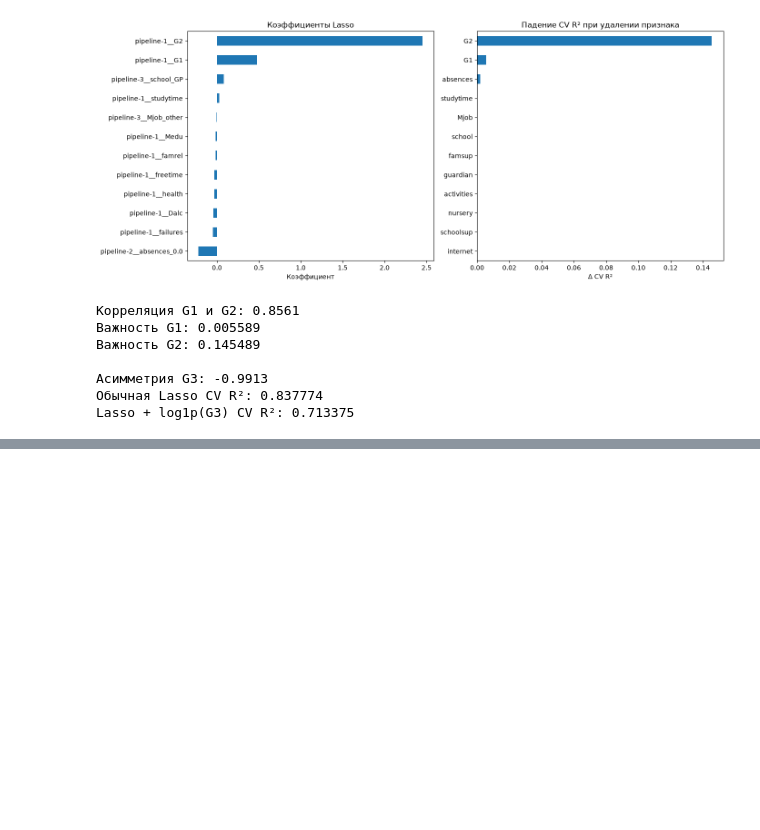
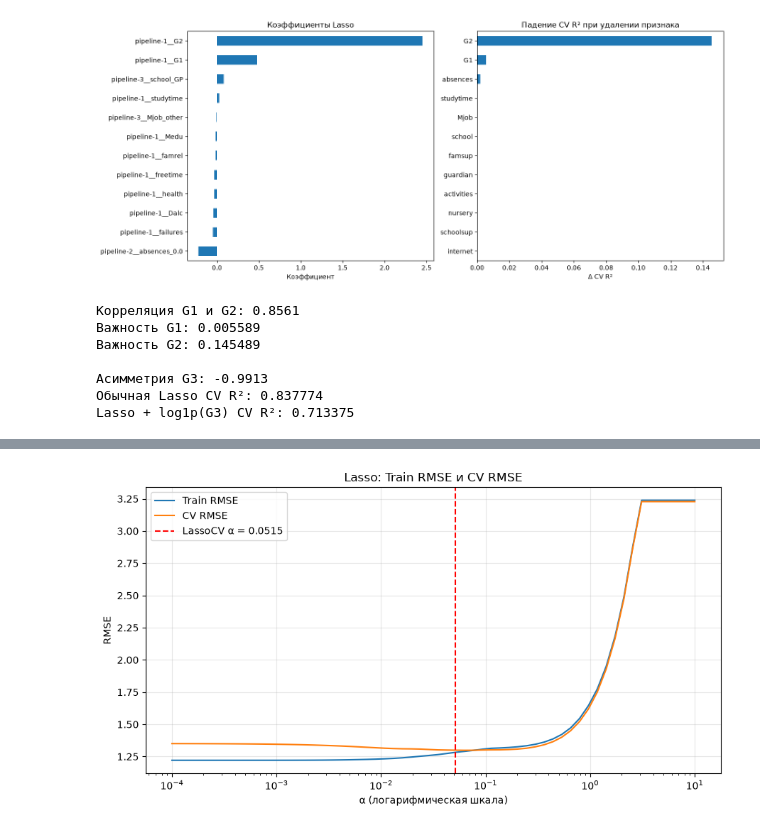
Before and after one commit to MalikovNurdaulet/PAD-MLproject, a Jupyter notebook: notebooks/03_regression.ipynb, the cells around one changed output, grey strips where cells are left out. Drawn from its saved outputs; the diff is of its cells as text; code cells hidden in the pictures; blank space fills up the shorter version.

```diff
--- a/notebooks/03_regression.ipynb
+++ b/notebooks/03_regression.ipynb
@@ -259,0 +549,97 @@ Lasso + log1p(G3) CV R²: 0.713375
+# %%
+
+# ==========================================
+# П4. График 4 — Lasso RMSE от alpha
+# ==========================================
+
+from sklearn.linear_model import Lasso, LassoCV
+
+# 1. Проверяем значения alpha
+alphas_lasso = np.logspace(-4, 1, 60)
+lasso_results = []
+
+for alpha in alphas_lasso:
+    model = make_model(
+        Lasso(alpha=alpha, max_iter=50000)
+    )
+
+    cv_rmse = -cross_val_score(
+        model,
+        X_train,
+        y_train,
+        cv=5,
+        scoring="neg_root_mean_squared_error"
+    ).mean()
+
+    model.fit(X_train, y_train)
+
+    train_rmse = np.sqrt(
+        mean_squared_error(
+            y_train,
+            model.predict(X_train)
+        )
+    )
+
+    lasso_results.append({
+        "alpha": alpha,
+        "train_rmse": train_rmse,
+        "cv_rmse": cv_rmse
+    })
+
+lasso_df = pd.DataFrame(lasso_results)
+
+# 2. Подбор alpha через LassoCV
+lasso_cv_model = make_model(
+    LassoCV(
+        alphas=alphas_lasso,
+        cv=5,
+        random_state=42,
+        max_iter=50000
+    )
+)
+
+lasso_cv_model.fit(X_train, y_train)
+best_alpha_lasso = lasso_cv_model[-1].alpha_
+
+print("Лучший alpha (LassoCV):", round(best_alpha_lasso, 6))
+print("Минимальный CV RMSE:", round(lasso_df["cv_rmse"].min(), 6))
+
+# 3. Строим график
+fig, ax = plt.subplots(figsize=(9, 5))
+
+ax.semilogx(
+    lasso_df["alpha"],
+    lasso_df["train_rmse"],
+    label="Train RMSE"
+)
+
+ax.semilogx(
+    lasso_df["alpha"],
+    lasso_df["cv_rmse"],
+    label="CV RMSE"
+)
+
+ax.axvline(
+    best_alpha_lasso,
+    linestyle="--",
+    color="red",
+    label=f"LassoCV α = {best_alpha_lasso:.4f}"
+)
+
+ax.set_xlabel("α (логарифмическая шкала)")
+ax.set_ylabel("RMSE")
+ax.set_title("Lasso: Train RMSE и CV RMSE")
+ax.legend()
+ax.grid(alpha=0.3)
+
+plt.tight_layout()
+
+# 4. Сохраняем график
+fig.savefig(
+    FIG_DIR / "p4_lasso.png",
+    dpi=200,
+    bbox_inches="tight"
+)
+
+plt.show()
+# %% [output]
@@ -259,0 +648 @@ Lasso + log1p(G3) CV R²: 0.713375
+[figure, added]
```
Also changed, not shown: parts of 3 cells of this notebook, 12 other files.
